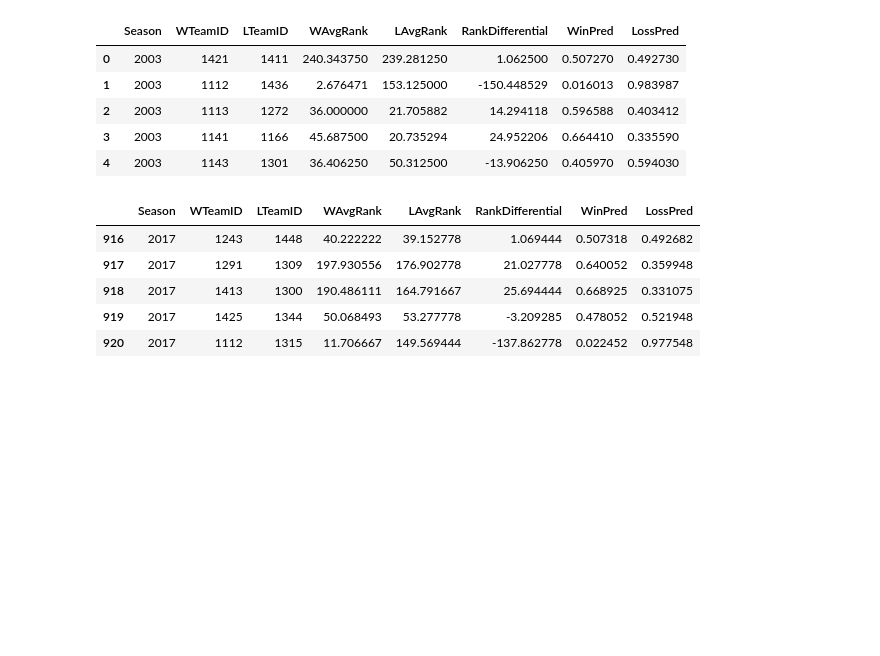
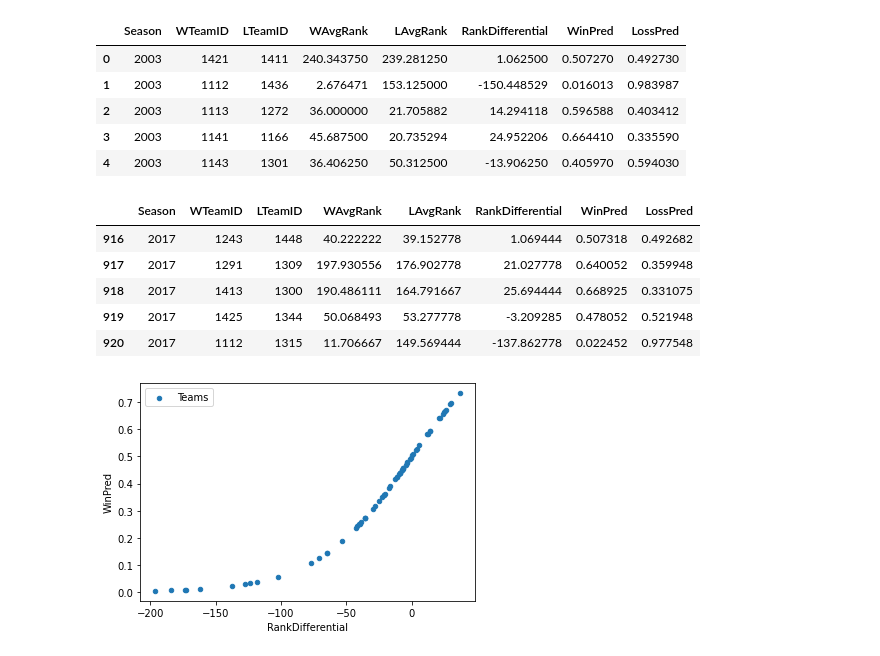
Before and after one commit to jpasquesi/dsc-final-capstone, a Jupyter notebook: capstone-notebook.ipynb, the cells around one changed output. Cells and saved outputs as stored; diff of their text form; code cells hidden in the pictures; blank space fills up the shorter version.

```diff
--- a/capstone-notebook.ipynb
+++ b/capstone-notebook.ipynb
@@ -391,8 +414,8 @@ final_dataset.head()
 | 3 | 2003 | 1141 | 1166 | 45.687500 | 20.735294 | 24.952206 | 0.664410 | 0.335590 |
 | 4 | 2003 | 1143 | 1301 | 36.406250 | 50.312500 | -13.906250 | 0.405970 | 0.594030 |
 # %%
-data2018 = final_dataset.loc[final_dataset['Season'] == 2017]
-data2018.head()
+data2017 = final_dataset.loc[final_dataset['Season'] == 2017]
+data2017.head()
 # %% [output]
 |  | Season | WTeamID | LTeamID | WAvgRank | LAvgRank | RankDifferential | WinPred | LossPred |
 | 916 | 2017 | 1243 | 1448 | 40.222222 | 39.152778 | 1.069444 | 0.507318 | 0.492682 |
@@ -400,3 +423,9 @@ data2018.head()
 | 918 | 2017 | 1413 | 1300 | 190.486111 | 164.791667 | 25.694444 | 0.668925 | 0.331075 |
 | 919 | 2017 | 1425 | 1344 | 50.068493 | 53.277778 | -3.209285 | 0.478052 | 0.521948 |
 | 920 | 2017 | 1112 | 1315 | 11.706667 | 149.569444 | -137.862778 | 0.022452 | 0.977548 |
+# %%
+fig, ax = plt.subplots()
+data2017.plot.scatter(x="RankDifferential", y="WinPred", label="Teams", ax=ax)
+ax.legend();
+# %% [output]
+[figure, added]
```
Also changed, not shown: parts of 7 cells of this notebook.
